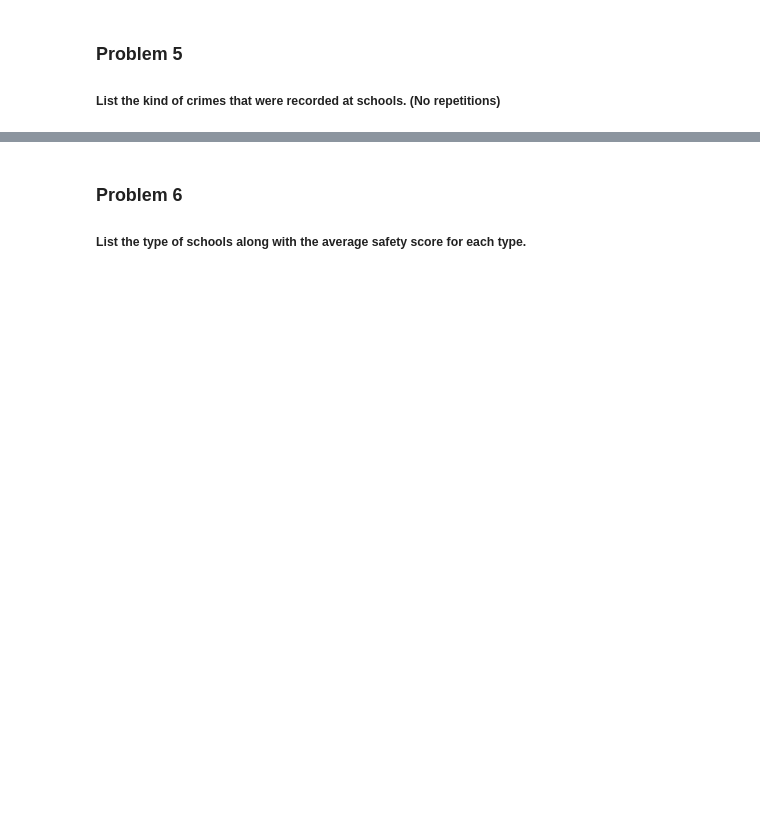
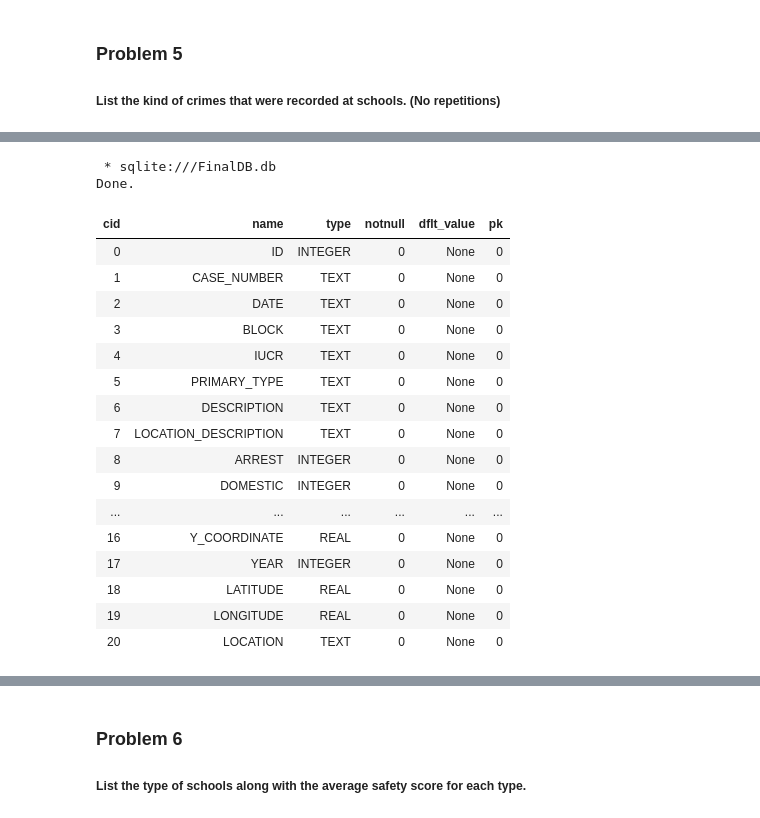
Before and after one commit to wxcuop/DatabasesandSQLforDataSciencewithPython, a Jupyter notebook: mod5_final_project.ipynb, the cells around one changed output, grey strips where cells are left out. Saved outputs shown, nothing was run; the diff lists cells and outputs as text; code cells hidden in the pictures; blank space fills up the shorter version.

```diff
--- a/mod5_final_project.ipynb
+++ b/mod5_final_project.ipynb
@@ -162,0 +236,23 @@ Now write and execute SQL queries to solve assignment problems
+# %%
+%%sql
+pragma table_info(CHICAGO_CRIME_DATA)
+# %% [output]
+ * sqlite:///FinalDB.db
+Done.
+| cid | name | type | notnull | dflt_value | pk |
+| 0 | ID | INTEGER | 0 | None | 0 |
+| 1 | CASE_NUMBER | TEXT | 0 | None | 0 |
+| 2 | DATE | TEXT | 0 | None | 0 |
+| 3 | BLOCK | TEXT | 0 | None | 0 |
+| 4 | IUCR | TEXT | 0 | None | 0 |
+| 5 | PRIMARY_TYPE | TEXT | 0 | None | 0 |
+| 6 | DESCRIPTION | TEXT | 0 | None | 0 |
+| 7 | LOCATION_DESCRIPTION | TEXT | 0 | None | 0 |
+| 8 | ARREST | INTEGER | 0 | None | 0 |
+| 9 | DOMESTIC | INTEGER | 0 | None | 0 |
+| ... | ... | ... | ... | ... | ... |
+| 16 | Y_COORDINATE | REAL | 0 | None | 0 |
+| 17 | YEAR | INTEGER | 0 | None | 0 |
+| 18 | LATITUDE | REAL | 0 | None | 0 |
+| 19 | LONGITUDE | REAL | 0 | None | 0 |
+| 20 | LOCATION | TEXT | 0 | None | 0 |
```
Also changed, not shown: parts of 15 cells of this notebook, 1 other file.
